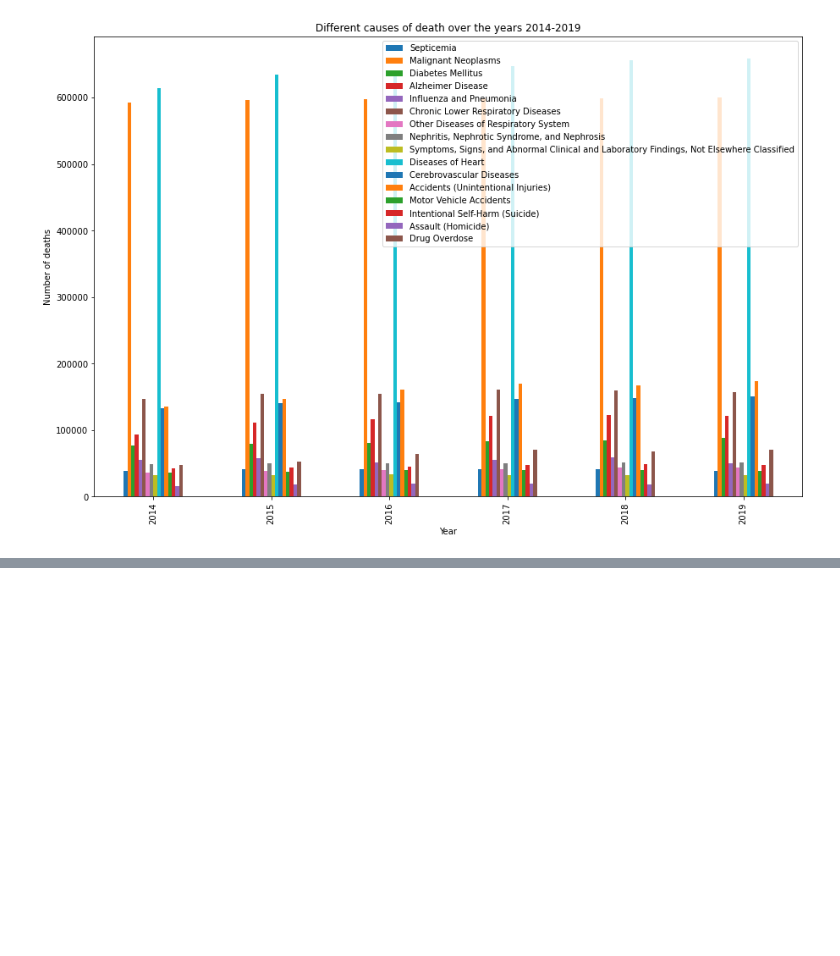
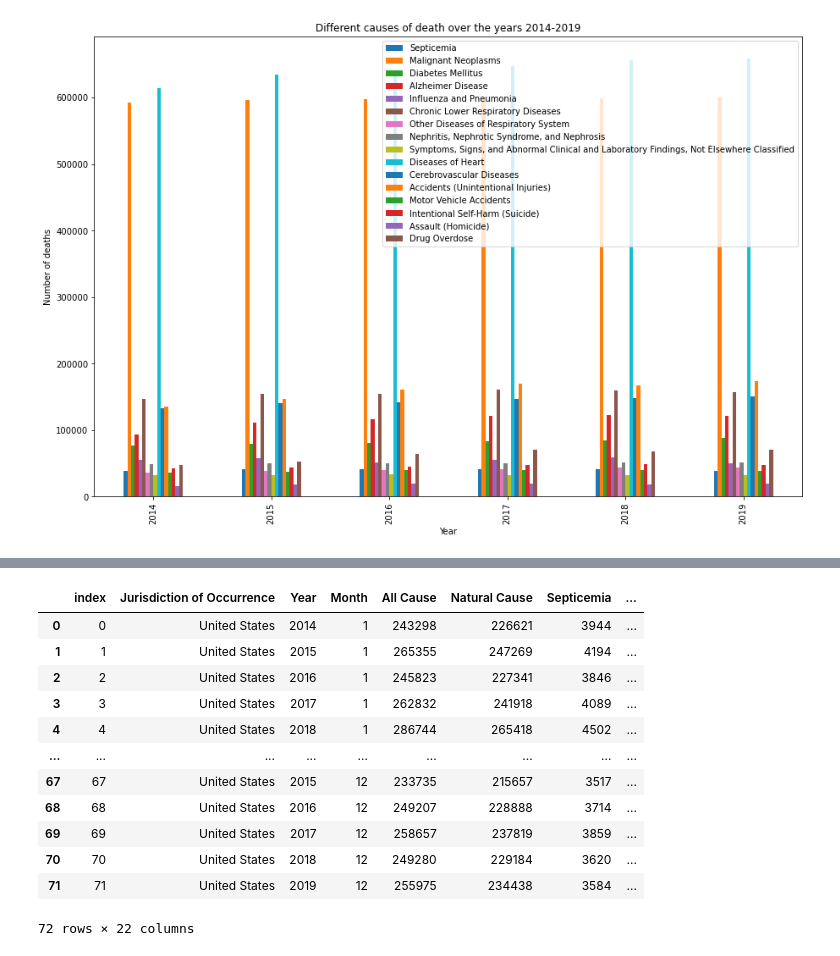
Before and after one commit to MarDuo2022/Diabetes_visualisations, a Jupyter notebook: code/Extract_Monthly_Count_of_Deaths.ipynb, the cells around one changed output, grey strips where cells are left out. Saved outputs shown, nothing was run; the diff lists cells and outputs as text; code cells hidden in the pictures; blank space fills up the shorter version.

```diff
--- a/code/Extract_Monthly_Count_of_Deaths.ipynb
+++ b/code/Extract_Monthly_Count_of_Deaths.ipynb
@@ -54,0 +81,17 @@ insp.get_table_names()
+# %%
+mdc = pd.read_sql('SELECT * FROM "Monthly_death_counts"', conn)
+mdc
+# %% [output]
+|  | index | Jurisdiction of Occurrence | Year | Month | All Cause | Natural Cause | Septicemia | ... |
+| 0 | 0 | United States | 2014 | 1 | 243298 | 226621 | 3944 | ... |
+| 1 | 1 | United States | 2015 | 1 | 265355 | 247269 | 4194 | ... |
+| 2 | 2 | United States | 2016 | 1 | 245823 | 227341 | 3846 | ... |
+| 3 | 3 | United States | 2017 | 1 | 262832 | 241918 | 4089 | ... |
+| 4 | 4 | United States | 2018 | 1 | 286744 | 265418 | 4502 | ... |
+| ... | ... | ... | ... | ... | ... | ... | ... | ... |
+| 67 | 67 | United States | 2015 | 12 | 233735 | 215657 | 3517 | ... |
+| 68 | 68 | United States | 2016 | 12 | 249207 | 228888 | 3714 | ... |
+| 69 | 69 | United States | 2017 | 12 | 258657 | 237819 | 3859 | ... |
+| 70 | 70 | United States | 2018 | 12 | 249280 | 229184 | 3620 | ... |
+| 71 | 71 | United States | 2019 | 12 | 255975 | 234438 | 3584 | ... |
+72 rows × 22 columns
```
Also changed, not shown: parts of 14 cells of this notebook.
